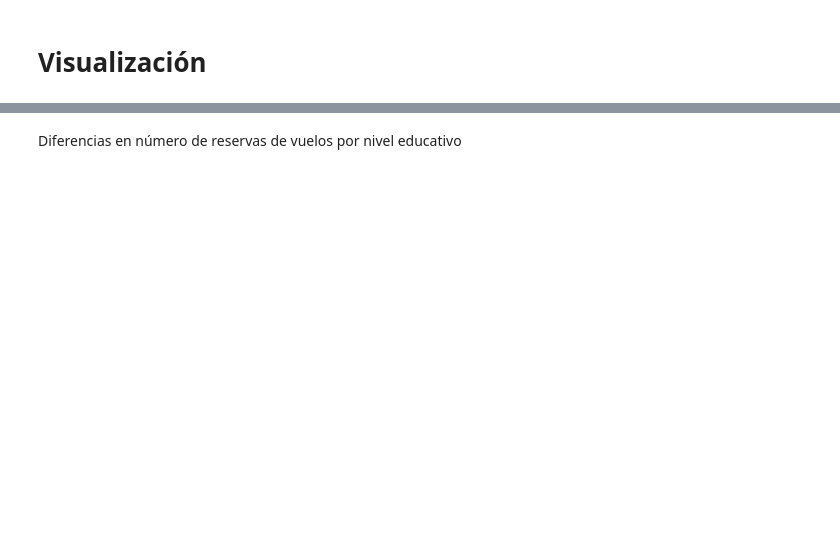
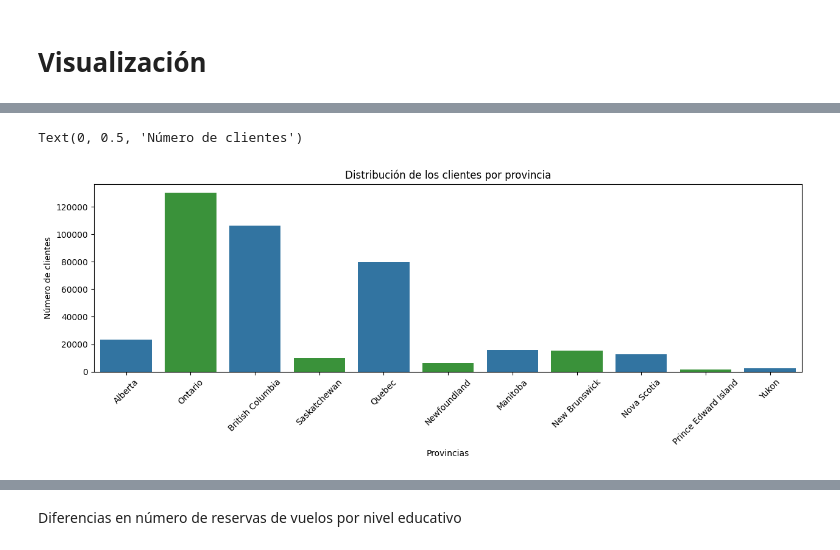
Before and after one commit to Adalab/bda-modulo-3-evaluacion-final-anitaromero25-bot, a Jupyter notebook: evaluacion_mod3_ana_romero_valderrama.ipynb, the cells around one changed output, grey strips where cells are left out. Saved outputs shown, nothing was run; the diff lists cells and outputs as text; code cells hidden in the pictures; blank space fills up the shorter version.

```diff
--- a/evaluacion_mod3_ana_romero_valderrama.ipynb
+++ b/evaluacion_mod3_ana_romero_valderrama.ipynb
@@ -717,11 +817,14 @@ plt.ylabel('Distancia')
 # %%
 # ¿ CUÁL ES LA DISTRIBUCIÓN DE LOS CLIENTES POR PROVINCIA O ESTADO?
 plt.figure(figsize=(15,4))
-sns.countplot( x= 'province', data = df_merge, palette=['tab:blue', 'tab:green'])
+sns.countplot( x= 'province', data = df_final, palette=['tab:blue', 'tab:green'])
 plt.xticks(rotation=45)
 plt.title('Distribución de los clientes por provincia')
 plt.xlabel('Provincias')
 plt.ylabel('Número de clientes')
+# %% [output]
+Text(0, 0.5, 'Número de clientes')
+[figure, added]
 # %%
 # ¿CÓMO SE COMPARA EL SALARIO PROMEDIO ENTRE LOS DIFERENTES NIVELES EDUACTIVOS DE LOS CLIENTES?
 
```
Also changed, not shown: parts of 17 cells of this notebook.
